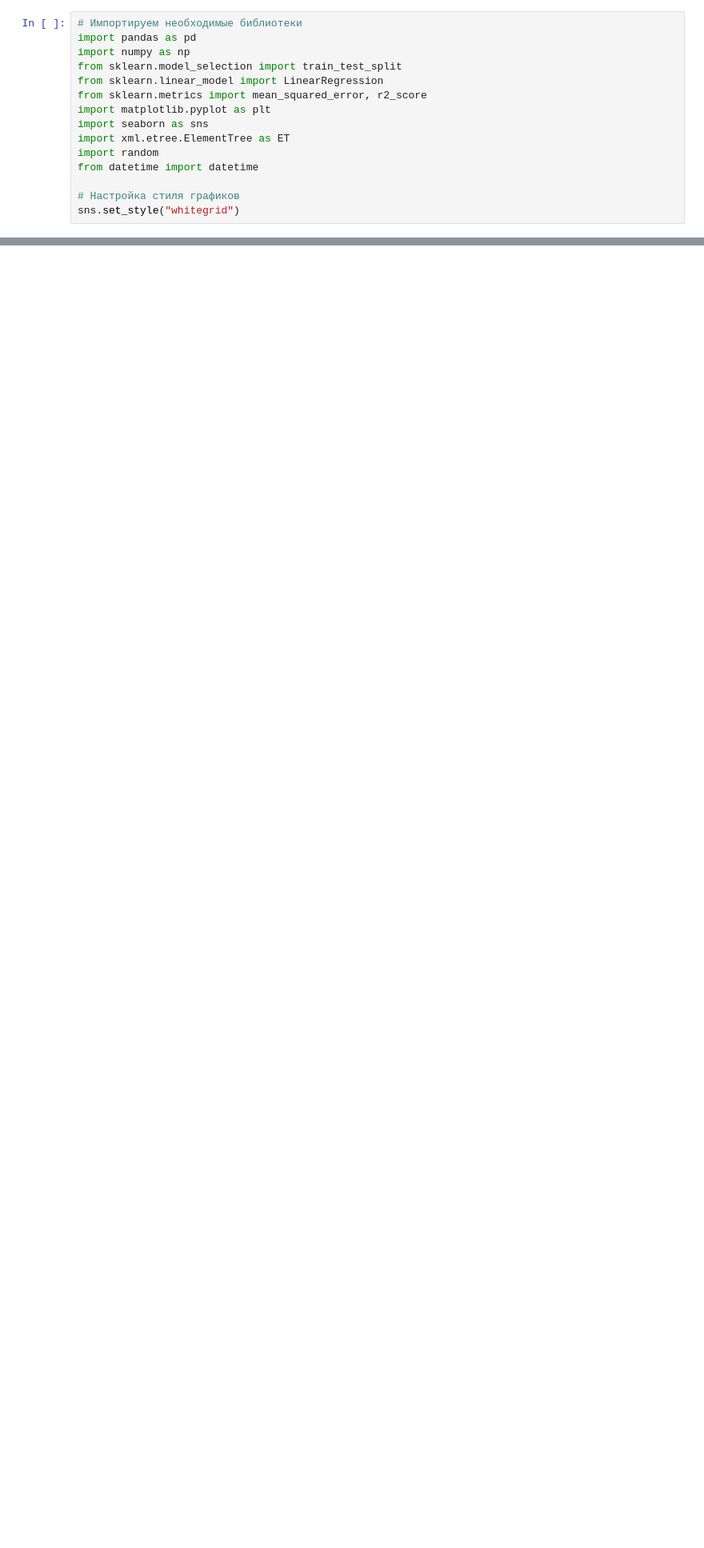
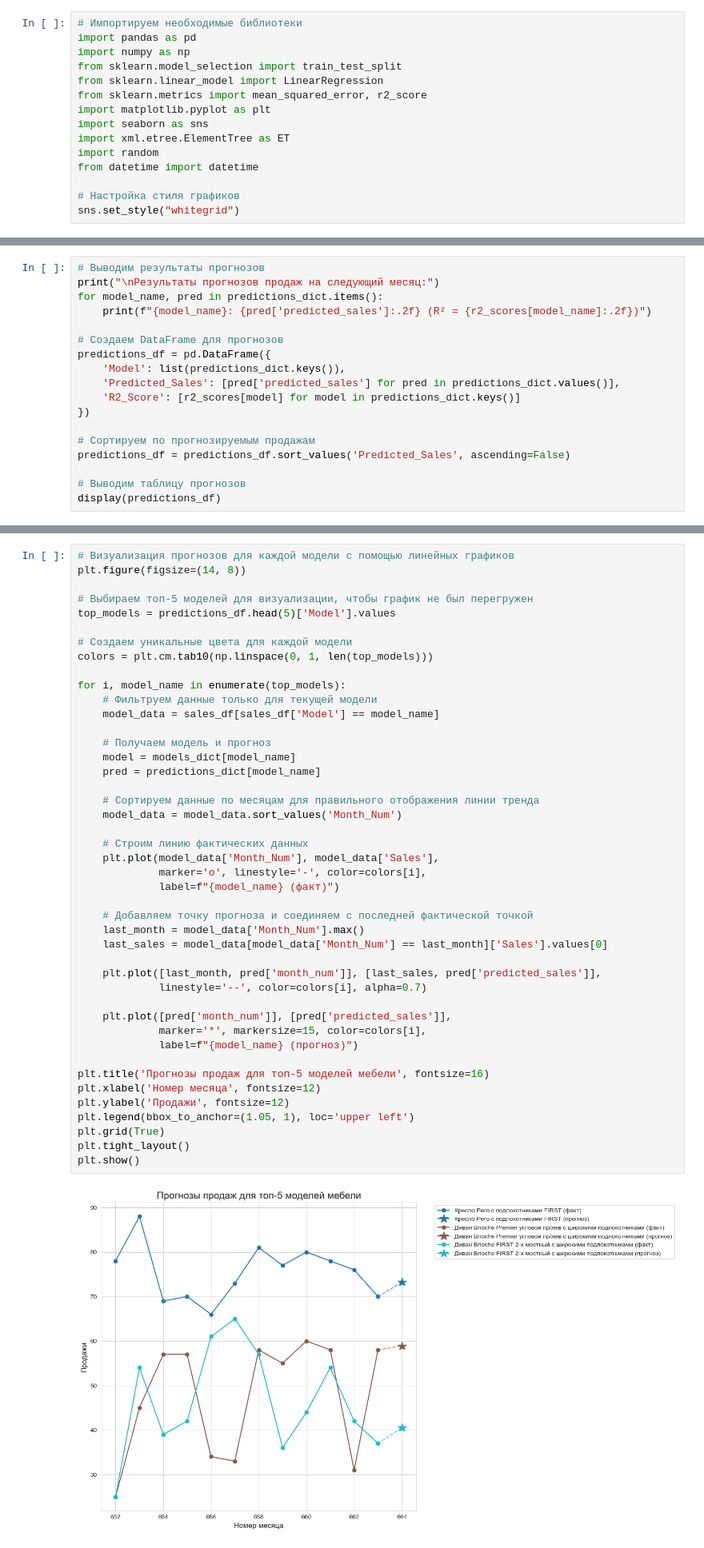
Before and after one commit to Alltxe/College, a Jupyter notebook: MDK06.04/LR7/lr7.ipynb, the cells around one changed output, grey strips where cells are left out. Shown at 80% size. Saved outputs shown, nothing was run; the diff lists cells and outputs as text; blank space fills up the shorter version.

```diff
--- a/MDK06.04/LR7/lr7.ipynb
+++ b/MDK06.04/LR7/lr7.ipynb
@@ -146,0 +116,18 @@ plt.show()
+# %%
+# Выводим результаты прогнозов
+print("\nРезультаты прогнозов продаж на следующий месяц:")
+for model_name, pred in predictions_dict.items():
+    print(f"{model_name}: {pred['predicted_sales']:.2f} (R² = {r2_scores[model_name]:.2f})")
+
+# Создаем DataFrame для прогнозов
+predictions_df = pd.DataFrame({
+    'Model': list(predictions_dict.keys()),
+    'Predicted_Sales': [pred['predicted_sales'] for pred in predictions_dict.values()],
+    'R2_Score': [r2_scores[model] for model in predictions_dict.keys()]
+})
+
+# Сортируем по прогнозируемым продажам
+predictions_df = predictions_df.sort_values('Predicted_Sales', ascending=False)
+
+# Выводим таблицу прогнозов
+display(predictions_df)
@@ -146,0 +143,46 @@ plt.show()
+# %%
+# Визуализация прогнозов для каждой модели с помощью линейных графиков
+plt.figure(figsize=(14, 8))
+
+# Выбираем топ-5 моделей для визуализации, чтобы график не был перегружен
+top_models = predictions_df.head(5)['Model'].values
+
+# Создаем уникальные цвета для каждой модели
+colors = plt.cm.tab10(np.linspace(0, 1, len(top_models)))
+
+for i, model_name in enumerate(top_models):
+    # Фильтруем данные только для текущей модели
+    model_data = sales_df[sales_df['Model'] == model_name]
+
+    # Получаем модель и прогноз
+    model = models_dict[model_name]
+    pred = predictions_dict[model_name]
+
+    # Сортируем данные по месяцам для правильного отображения линии тренда
+    model_data = model_data.sort_values('Month_Num')
+
+    # Строим линию фактических данных
+    plt.plot(model_data['Month_Num'], model_data['Sales'],
+             marker='o', linestyle='-', color=colors[i],
+             label=f"{model_name} (факт)")
+
+    # Добавляем точку прогноза и соединяем с последней фактической точкой
+    last_month = model_data['Month_Num'].max()
+    last_sales = model_data[model_data['Month_Num'] == last_month]['Sales'].values[0]
+
+    plt.plot([last_month, pred['month_num']], [last_sales, pred['predicted_sales']],
+             linestyle='--', color=colors[i], alpha=0.7)
+
+    plt.plot([pred['month_num']], [pred['predicted_sales']],
+             marker='*', markersize=15, color=colors[i],
+             label=f"{model_name} (прогноз)")
+
+plt.title('Прогнозы продаж для топ-5 моделей мебели', fontsize=16)
+plt.xlabel('Номер месяца', fontsize=12)
+plt.ylabel('Продажи', fontsize=12)
+plt.legend(bbox_to_anchor=(1.05, 1), loc='upper left')
+plt.grid(True)
+plt.tight_layout()
+plt.show()
+# %% [output]
+[figure, added]
```
Also changed, not shown: parts of 7 cells of this notebook, 2 other files.
